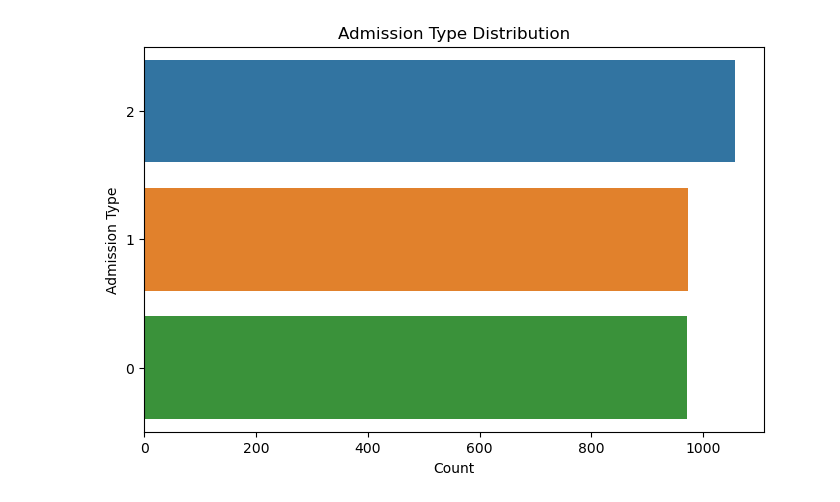
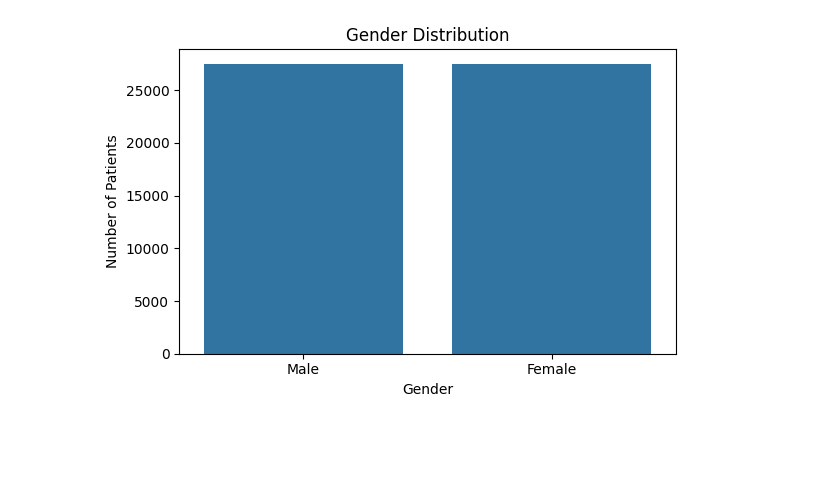
Before and after one commit to nandhini237/Data-Science-Project, a Jupyter notebook: Model_EDA.ipynb, the cells around one changed output. Cells and saved outputs as stored; diff of their text form; code cells hidden in the pictures; blank space fills up the shorter version.

```diff
--- a/Model_EDA.ipynb
+++ b/Model_EDA.ipynb
@@ -64,0 +20,17 @@ cleaned_data.head()
+# %%
+# Step 2: Select the relevant columns
+selected_columns = [
+    'Age', 'Gender', 'Blood Type', 'Medical Condition',
+    'Insurance Provider', 'Billing Amount', 'Admission Type', 'Test Results'
+]
+df = df[selected_columns].copy()
+
+# Step 3: Check and remove missing and duplicate values
+missing_counts = df.isnull().sum()
+duplicate_count = df.duplicated().sum()
+
+print("Missing values in each column:\n", missing_counts)
+print("\nTotal duplicate rows:", duplicate_count)
+
+df.dropna(inplace=True)
+df.drop_duplicates(inplace=True)
@@ -82,14 +121,11 @@ plot_age_distribution(cleaned_data)
-# %%
-def plot_admission_type_distribution(data):
-    """Plots the count of different admission types."""
-    plt.figure(figsize=(8, 5))
-    sns.countplot(y=data['Admission Type'], order=data['Admission Type'].value_counts().index)
-    plt.title("Admission Type Distribution")
-    plt.xlabel("Count")
-    plt.ylabel("Admission Type")
-    plt.show()
-
-# Execute Admission Type Distribution Plot
-plot_admission_type_distribution(cleaned_data)
-# %% [output]
-[figure, removed]
+# %%
+# 2. Gender Distribution (Countplot)
+plt.figure(figsize=(6, 4))
+sns.countplot(data=df, x='Gender')
+plt.title("Gender Distribution")
+plt.xlabel("Gender")
+plt.ylabel("Number of Patients")
+plt.tight_layout()
+plt.show()
+# %% [output]
+[figure, added]
```
Also changed, not shown: parts of 26 cells of this notebook.
